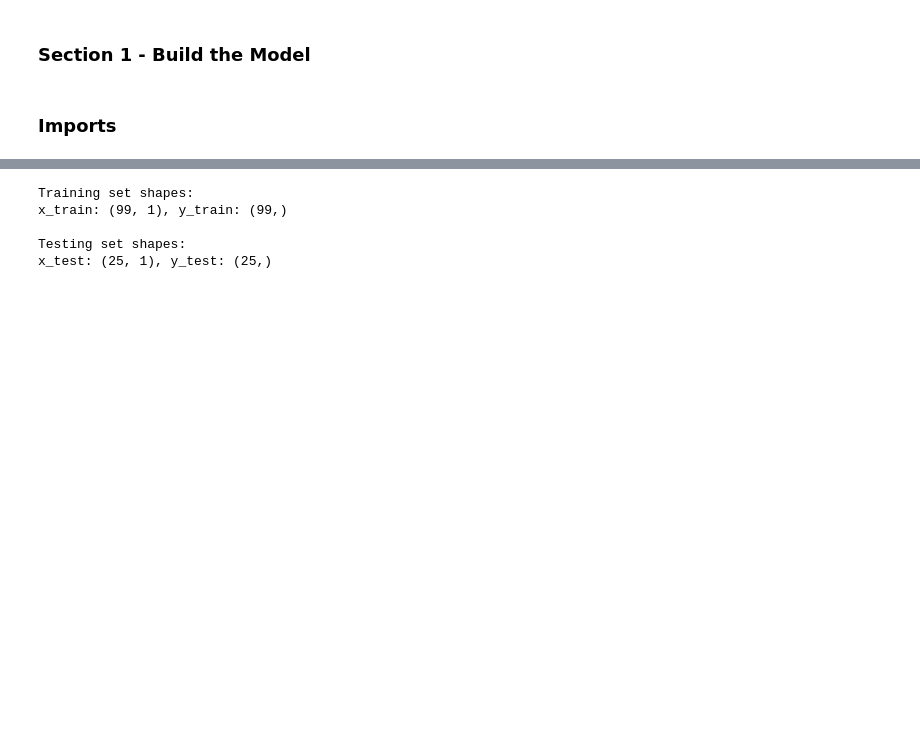
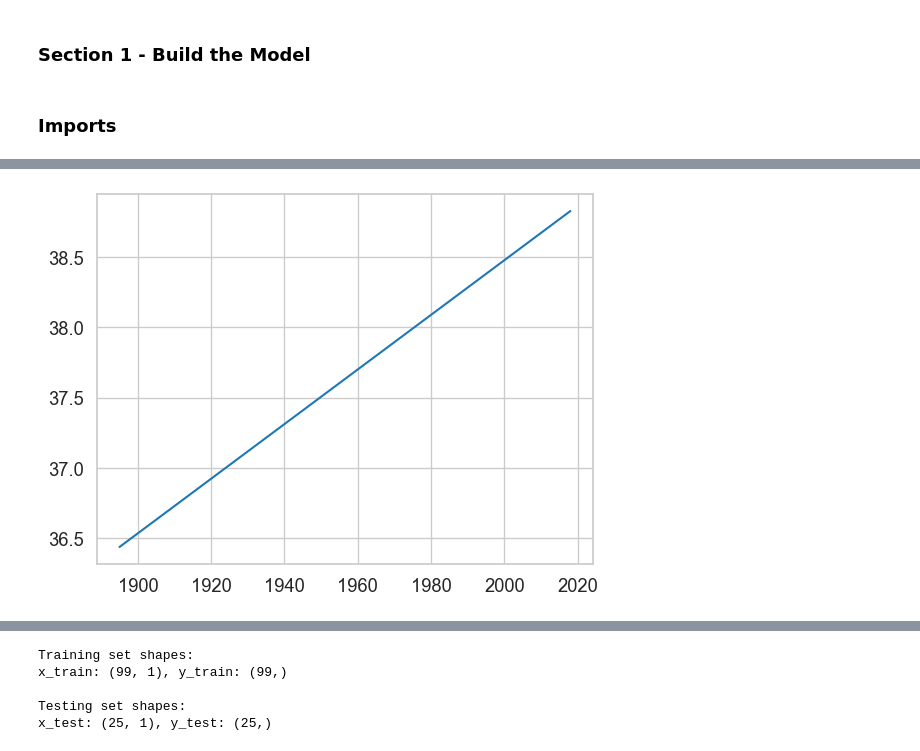
Before and after one commit to Airfirm/datafun-07-ml, a Jupyter notebook: femi_ml.ipynb, the cells around one changed output, grey strips where cells are left out. Drawn from its saved outputs; the diff is of its cells as text; code cells hidden in the pictures; blank space fills up the shorter version.

```diff
--- a/femi_ml.ipynb
+++ b/femi_ml.ipynb
@@ -192,3 +192,10 @@ import numpy as np
 from sklearn.model_selection import train_test_split
 from sklearn.linear_model import LinearRegression
 from sklearn.metrics import mean_squared_error, r2_score
+# %%
+# Splitting the Data for Training and Testing
+# from sklearn.model_selection import train_test_split
+
+X_train, X_test, y_train, y_test = train_test_split(
+     nyc.Date.values.reshape(-1, 1), nyc.Temperature.values,
+     random_state=11)
@@ -194,0 +212,8 @@ from sklearn.metrics import mean_squared_error, r2_score
+# %%
+# Training the Model
+# from sklearn.linear_model import LinearRegression
+
+linear_regression = LinearRegression()
+# %%
+# Training the Model
+linear_regression.fit(X=X_train, y=y_train)
@@ -194,0 +274,13 @@ from sklearn.metrics import mean_squared_error, r2_score
+# %%
+# Visualizing the Dataset with the Regression Line
+# import numpy as np
+
+x = np.array([min(nyc.Date.values), max(nyc.Date.values)])
+
+y = predict(x)
+
+import matplotlib.pyplot as plt
+
+line = plt.plot(x, y)
+# %% [output]
+[figure, added]
```
Also changed, not shown: parts of 23 cells of this notebook.
